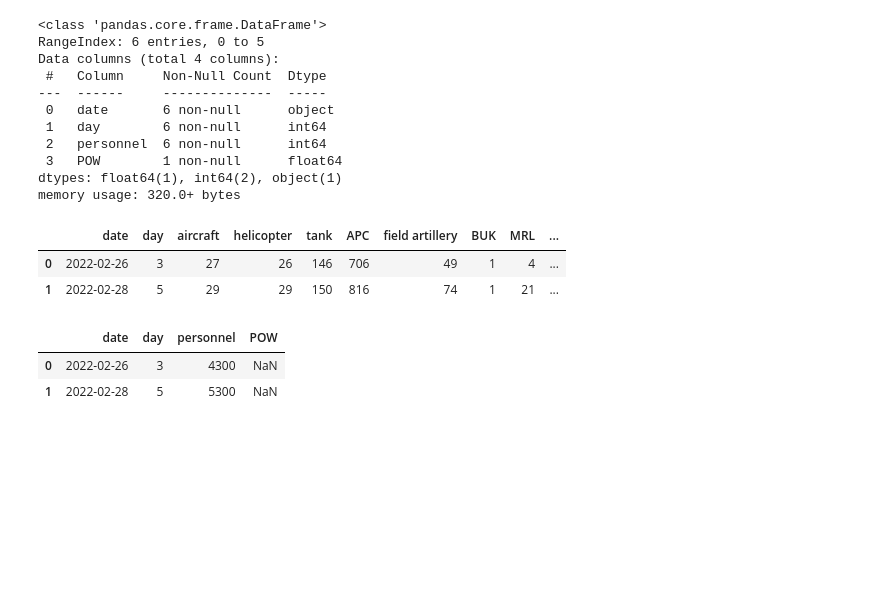
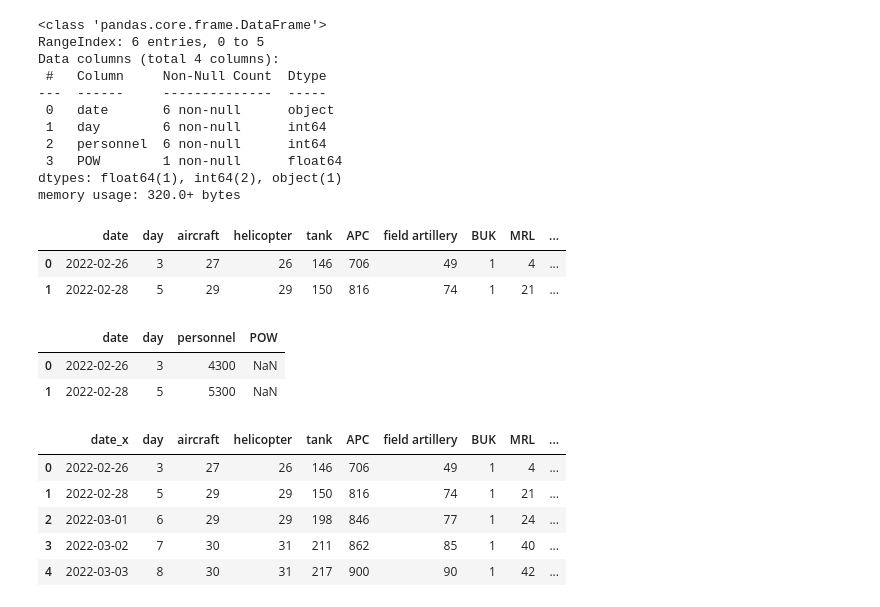
Before and after one commit to Kamalabot/DataVisualisations, a Jupyter notebook: mannmachines-of-war.ipynb, the cells around one changed output. Drawn from its saved outputs; the diff is of its cells as text; code cells hidden in the pictures; blank space fills up the shorter version.

```diff
--- a/mannmachines-of-war.ipynb
+++ b/mannmachines-of-war.ipynb
@@ -72,4 +72,14 @@ personnel.head(2)
 | 1 | 2022-02-28 | 5 | 5300 | NaN |
 # %%
 #Joining the data frames on the days columns to streamline the visualisation
-manNmachine = pd.join()
+manNmachine = pd.merge(left=equipment,right=personnel,left_on='day',right_on='day',how='left')
+
+manNmachine.drop('date_y',axis=1,inplace=True)
+manNmachine.head()
+# %% [output]
+|  | date_x | day | aircraft | helicopter | tank | APC | field artillery | BUK | MRL | ... |
+| 0 | 2022-02-26 | 3 | 27 | 26 | 146 | 706 | 49 | 1 | 4 | ... |
+| 1 | 2022-02-28 | 5 | 29 | 29 | 150 | 816 | 74 | 1 | 21 | ... |
+| 2 | 2022-03-01 | 6 | 29 | 29 | 198 | 846 | 77 | 1 | 24 | ... |
+| 3 | 2022-03-02 | 7 | 30 | 31 | 211 | 862 | 85 | 1 | 40 | ... |
+| 4 | 2022-03-03 | 8 | 30 | 31 | 217 | 900 | 90 | 1 | 42 | ... |
```
Also changed, not shown: parts of 13 cells of this notebook.
